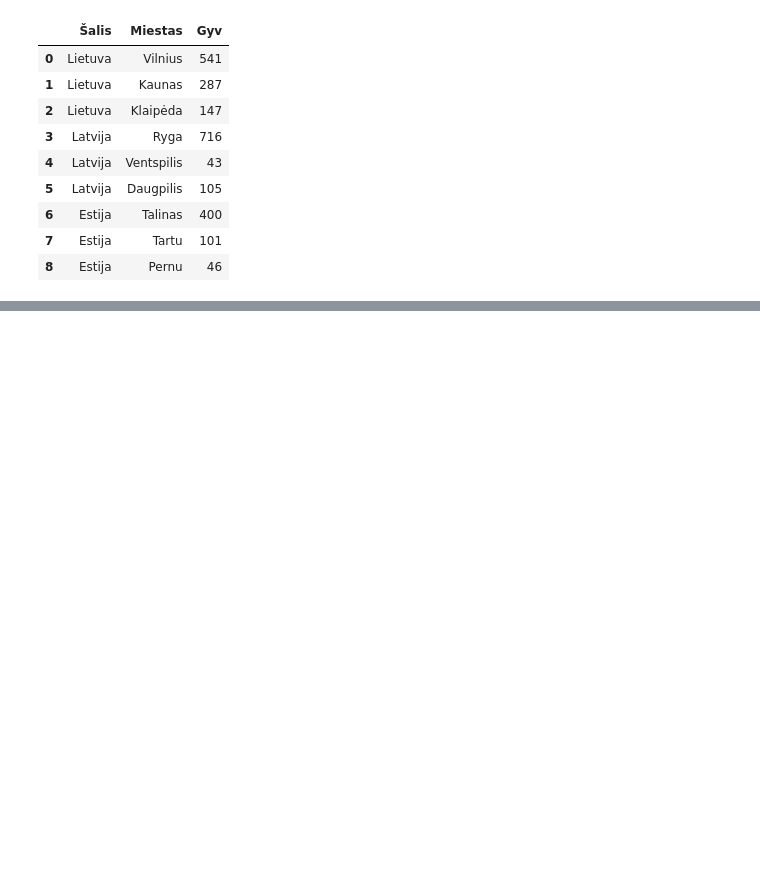
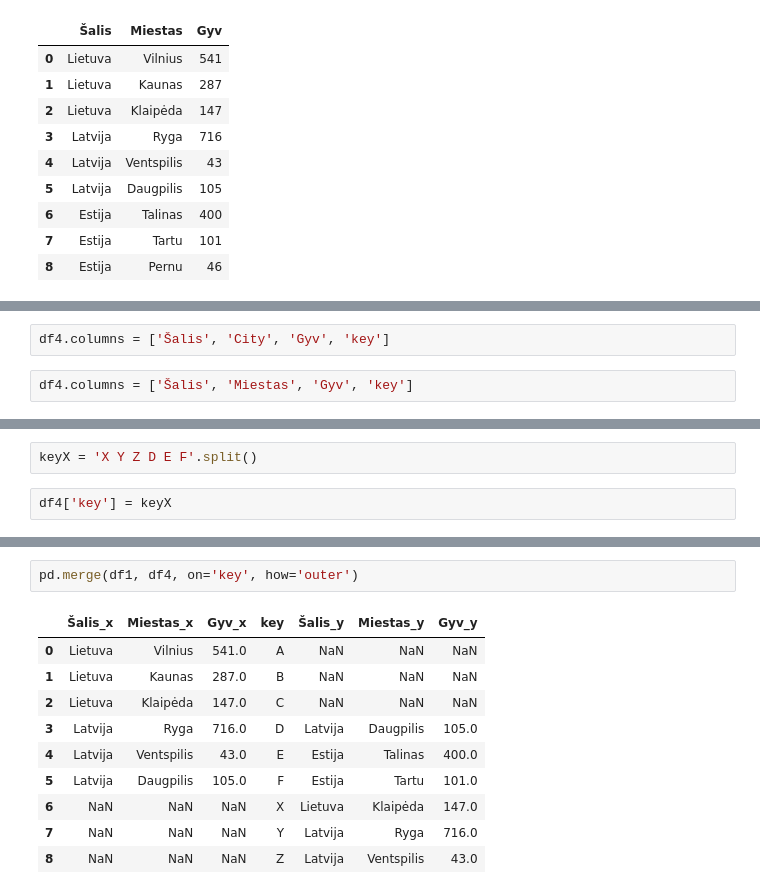
Before and after one commit to nikipaj1/teaching, a Jupyter notebook: pamoka_6/pamoka_6.ipynb, the cells around one changed output, grey strips where cells are left out. Drawn from its saved outputs; the diff is of its cells as text; blank space fills up the shorter version.

```diff
--- a/pamoka_6/pamoka_6.ipynb
+++ b/pamoka_6/pamoka_6.ipynb
@@ -284,0 +353,4 @@ pd.concat([df1, df2])    # .drop_duplicates() jeigu potencialiai gali lenta ture
+# %%
+df4.columns = ['Šalis', 'City', 'Gyv', 'key']
+# %%
+df4.columns = ['Šalis', 'Miestas', 'Gyv', 'key']
@@ -284,0 +379,4 @@ pd.concat([df1, df2])    # .drop_duplicates() jeigu potencialiai gali lenta ture
+# %%
+keyX = 'X Y Z D E F'.split()
+# %%
+df4['key'] = keyX
@@ -284,0 +400,13 @@ pd.concat([df1, df2])    # .drop_duplicates() jeigu potencialiai gali lenta ture
+# %%
+pd.merge(df1, df4, on='key', how='outer')
+# %% [output]
+|  | Šalis_x | Miestas_x | Gyv_x | key | Šalis_y | Miestas_y | Gyv_y |
+| 0 | Lietuva | Vilnius | 541.0 | A | NaN | NaN | NaN |
+| 1 | Lietuva | Kaunas | 287.0 | B | NaN | NaN | NaN |
+| 2 | Lietuva | Klaipėda | 147.0 | C | NaN | NaN | NaN |
+| 3 | Latvija | Ryga | 716.0 | D | Latvija | Daugpilis | 105.0 |
+| 4 | Latvija | Ventspilis | 43.0 | E | Estija | Talinas | 400.0 |
+| 5 | Latvija | Daugpilis | 105.0 | F | Estija | Tartu | 101.0 |
+| 6 | NaN | NaN | NaN | X | Lietuva | Klaipėda | 147.0 |
+| 7 | NaN | NaN | NaN | Y | Latvija | Ryga | 716.0 |
+| 8 | NaN | NaN | NaN | Z | Latvija | Ventspilis | 43.0 |
```
Also changed, not shown: parts of 21 cells of this notebook, 3 other files.
